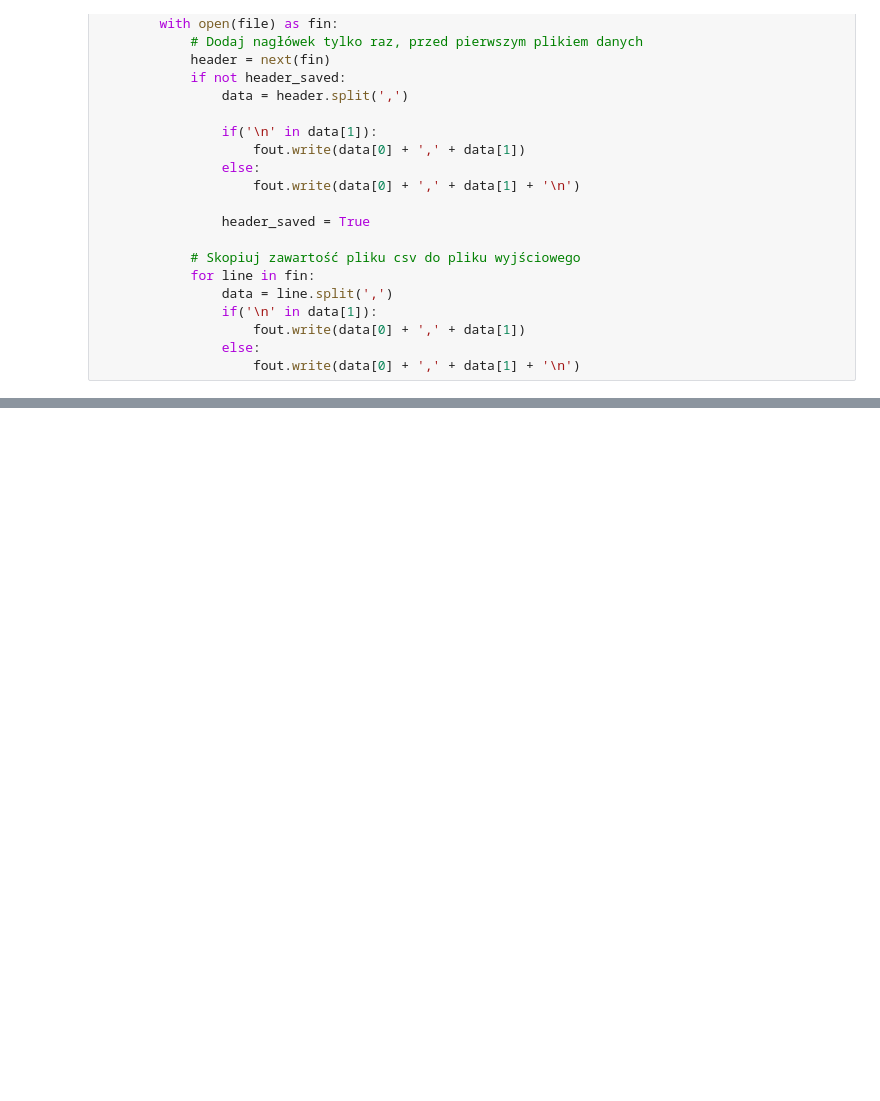
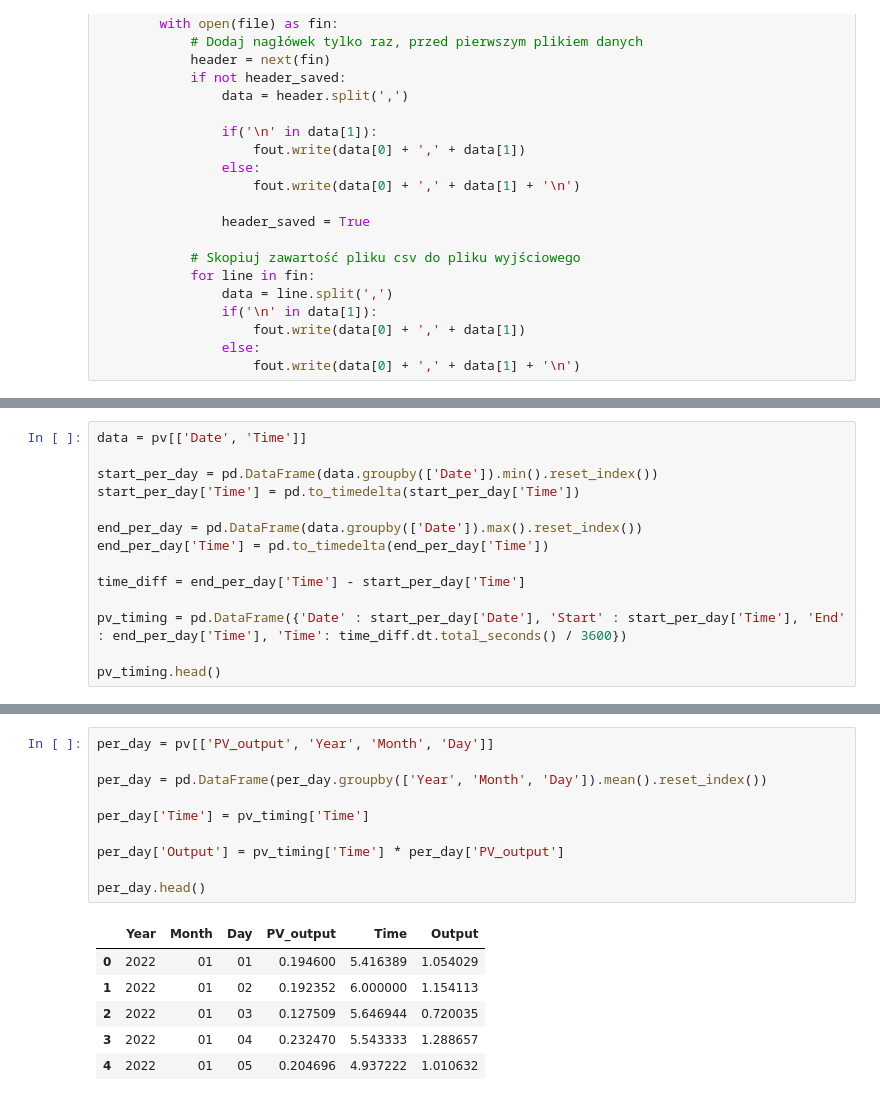
Before and after one commit to DanielSlusarczyk/Projekt-Dyplomowy, a Jupyter notebook: projekt.ipynb, the cells around one changed output, grey strips where cells are left out. Cells and saved outputs as stored; diff of their text form; blank space fills up the shorter version.

```diff
--- a/projekt.ipynb
+++ b/projekt.ipynb
@@ -37,0 +83,14 @@ ParserError: Error tokenizing data. C error: Expected 3 fields in line 175, saw
+# %%
+data = pv[['Date', 'Time']]
+
+start_per_day = pd.DataFrame(data.groupby(['Date']).min().reset_index())
+start_per_day['Time'] = pd.to_timedelta(start_per_day['Time'])
+
+end_per_day = pd.DataFrame(data.groupby(['Date']).max().reset_index())
+end_per_day['Time'] = pd.to_timedelta(end_per_day['Time'])
+
+time_diff = end_per_day['Time'] - start_per_day['Time']
+
+pv_timing = pd.DataFrame({'Date' : start_per_day['Date'], 'Start' : start_per_day['Time'], 'End' : end_per_day['Time'], 'Time': time_diff.dt.total_seconds() / 3600})
+
+pv_timing.head()
@@ -37,0 +104,17 @@ ParserError: Error tokenizing data. C error: Expected 3 fields in line 175, saw
+# %%
+per_day = pv[['PV_output', 'Year', 'Month', 'Day']]
+
+per_day = pd.DataFrame(per_day.groupby(['Year', 'Month', 'Day']).mean().reset_index())
+
+per_day['Time'] = pv_timing['Time']
+
+per_day['Output'] = pv_timing['Time'] * per_day['PV_output']
+
+per_day.head()
+# %% [output]
+|  | Year | Month | Day | PV_output | Time | Output |
+| 0 | 2022 | 01 | 01 | 0.194600 | 5.416389 | 1.054029 |
+| 1 | 2022 | 01 | 02 | 0.192352 | 6.000000 | 1.154113 |
+| 2 | 2022 | 01 | 03 | 0.127509 | 5.646944 | 0.720035 |
+| 3 | 2022 | 01 | 04 | 0.232470 | 5.543333 | 1.288657 |
+| 4 | 2022 | 01 | 05 | 0.204696 | 4.937222 | 1.010632 |
```
Also changed, not shown: parts of 7 cells of this notebook.
